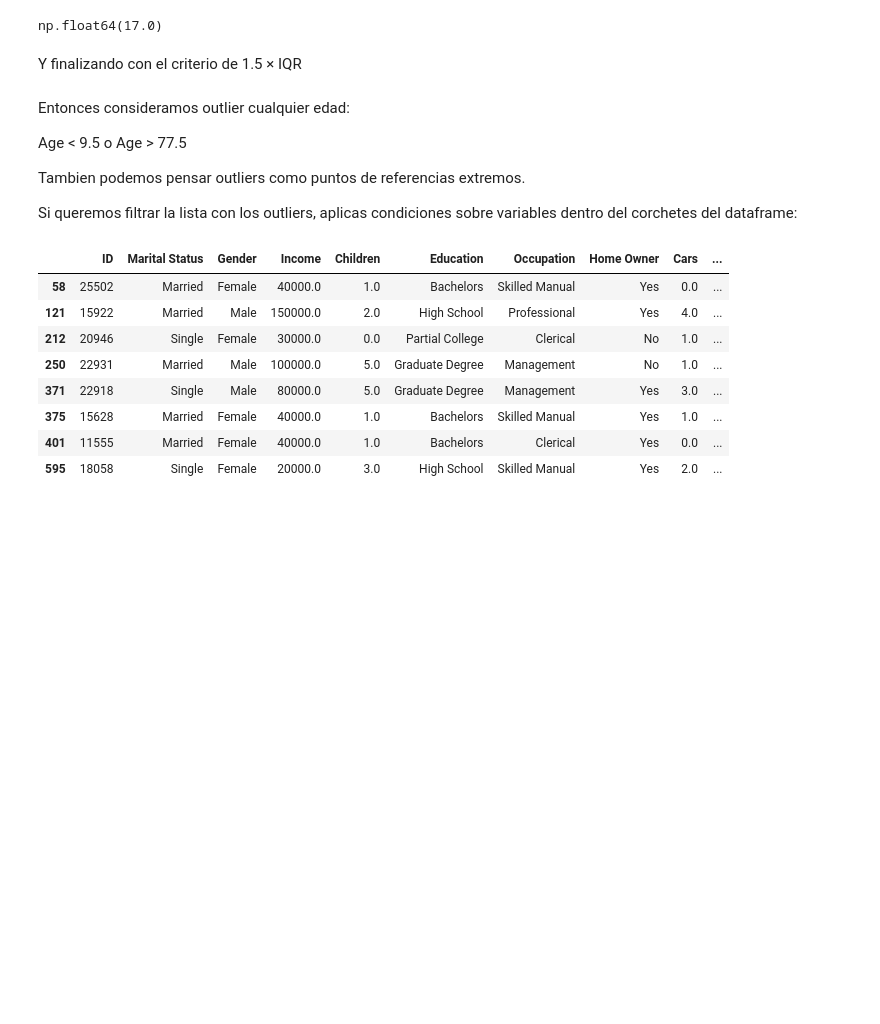
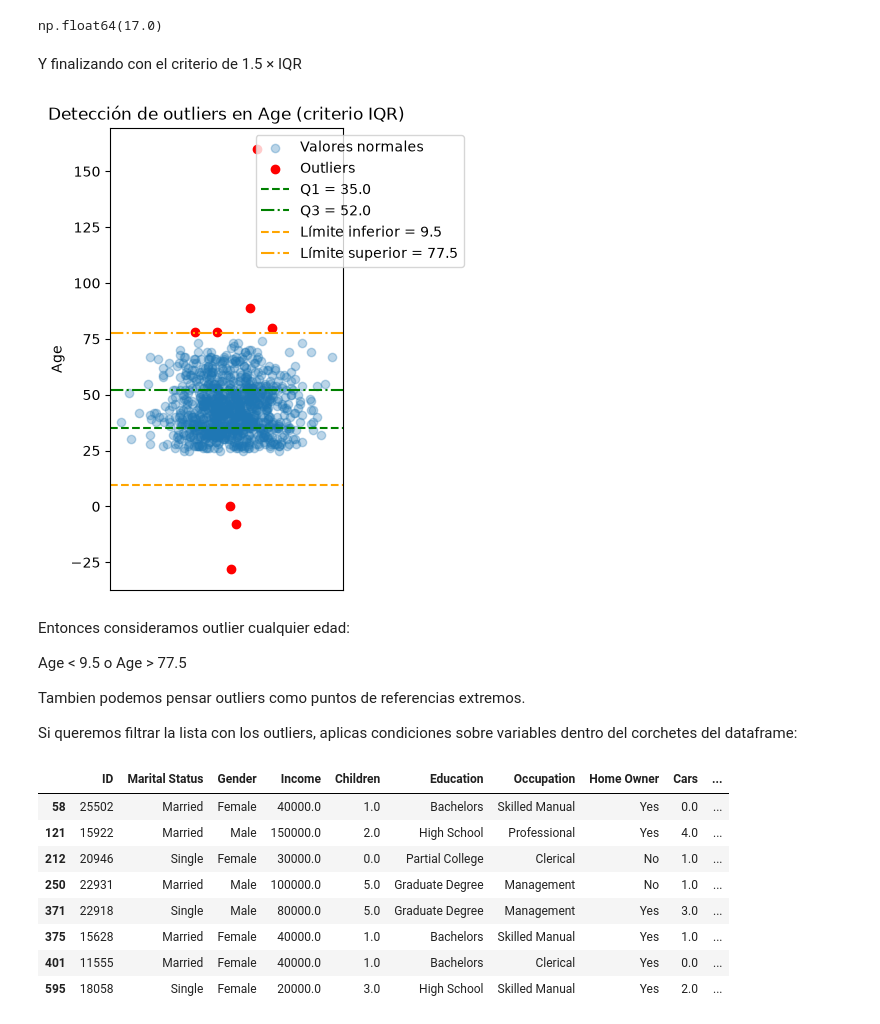
Before and after one commit to Franco-Vallejos/Ciencia-de-datos, a Jupyter notebook: Ejercicios/Segunda clase/01_Ej_imputacion_de_outliers_bike_buyers.ipynb, the cells around one changed output. Drawn from its saved outputs; the diff is of its cells as text; code cells hidden in the pictures; blank space fills up the shorter version.

```diff
--- a/Ejercicios/Segunda clase/01_Ej_imputacion_de_outliers_bike_buyers.ipynb
+++ b/Ejercicios/Segunda clase/01_Ej_imputacion_de_outliers_bike_buyers.ipynb
@@ -96,6 +120,30 @@ Y finalizando con el criterio de 1.5 × IQR
 limite_inferior = q1 - 1.5 * iqr    #inferior = 35 - 25.5 = 9.5
 
 limite_superior = q3 + 1.5 * iqr    #superior = 52 + 25.5 = 77.5
+# %%
+# Eje X con jitter para poder ver todos los puntos sin que se superpongan
+x = np.random.normal(loc=1, scale=0.04, size=len(bike_buyers))
+
+es_outlier = (bike_buyers["Age"] < limite_inferior) | (bike_buyers["Age"] > limite_superior)
+
+plt.figure(figsize=(3, 6))
+# Puntos normales vs outliers, en colores distintos
+plt.scatter(x[~es_outlier], bike_buyers["Age"][~es_outlier], alpha=0.3, label="Valores normales")
+plt.scatter(x[es_outlier], bike_buyers["Age"][es_outlier], color="red", label="Outliers")
+
+# Lineas de referencia: cuantiles y limites
+plt.axhline(q1, color="green", linestyle="--", label=f"Q1 = {q1}")
+plt.axhline(q3, color="green", linestyle="-.", label=f"Q3 = {q3}")
+plt.axhline(limite_inferior, color="orange", linestyle="--", label=f"Límite inferior = {limite_inferior}")
+plt.axhline(limite_superior, color="orange", linestyle="-.", label=f"Límite superior = {limite_superior}")
+
+plt.title("Detección de outliers en Age (criterio IQR)")
+plt.ylabel("Age")
+plt.xticks([])
+plt.legend(loc="upper right", bbox_to_anchor=(1.55, 1))
+plt.show()
+# %% [output]
+[figure, added]
 # %% [markdown]
 Entonces consideramos outlier cualquier edad:
 
```
Also changed, not shown: parts of 28 cells of this notebook.
